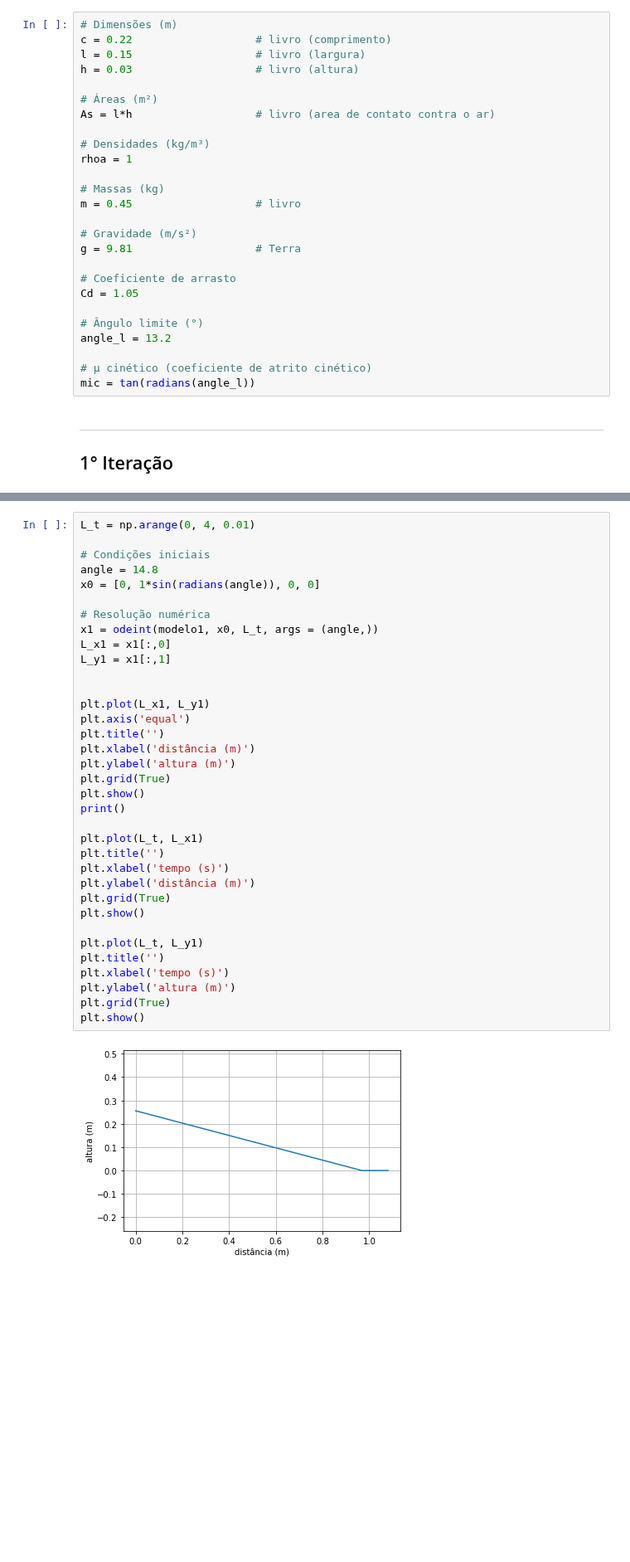
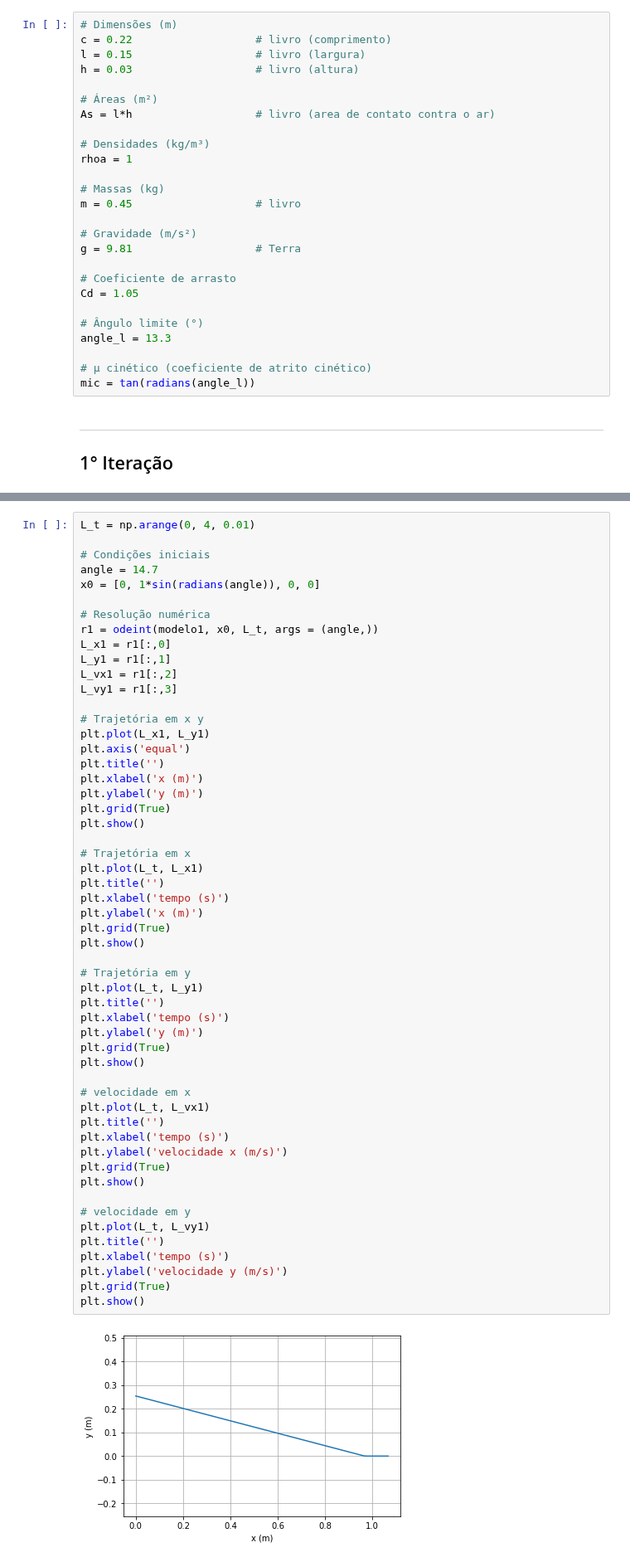
Before and after one commit to pedroivoal/Modsim-P3, a Jupyter notebook: Implementação/modelo.ipynb, the cells around one changed output, grey strips where cells are left out. Shown at 83% size. Cells and saved outputs as stored; diff of their text form; blank space fills up the shorter version.

```diff
--- a/Implementação/modelo.ipynb
+++ b/Implementação/modelo.ipynb
@@ -36,7 +36,7 @@ g = 9.81                   # Terra
 Cd = 1.05
 
 # Ângulo limite (°)
-angle_l = 13.2
+angle_l = 13.3
 
 # μ cinético (coeficiente de atrito cinético)
 mic = tan(radians(angle_l))
@@ -77,37 +78,56 @@ def modelo1 (X, t, angle):
 # %%
 L_t = np.arange(0, 4, 0.01)
 
 # Condições iniciais
-angle = 14.8
+angle = 14.7
 x0 = [0, 1*sin(radians(angle)), 0, 0]
 
 # Resolução numérica
-x1 = odeint(modelo1, x0, L_t, args = (angle,))
-L_x1 = x1[:,0]
-L_y1 = x1[:,1]
+r1 = odeint(modelo1, x0, L_t, args = (angle,))
+L_x1 = r1[:,0]
+L_y1 = r1[:,1]
+L_vx1 = r1[:,2]
+L_vy1 = r1[:,3]
 
-
+# Trajetória em x y
 plt.plot(L_x1, L_y1)
 plt.axis('equal')
 plt.title('')
-plt.xlabel('distância (m)')
-plt.ylabel('altura (m)')
+plt.xlabel('x (m)')
+plt.ylabel('y (m)')
 plt.grid(True)
 plt.show()
-print()
 
+# Trajetória em x
 plt.plot(L_t, L_x1)
 plt.title('')
 plt.xlabel('tempo (s)')
-plt.ylabel('distância (m)')
+plt.ylabel('x (m)')
 plt.grid(True)
 plt.show()
 
+# Trajetória em y
 plt.plot(L_t, L_y1)
 plt.title('')
 plt.xlabel('tempo (s)')
-plt.ylabel('altura (m)')
+plt.ylabel('y (m)')
 plt.grid(True)
 plt.show()
+
+# velocidade em x
+plt.plot(L_t, L_vx1)
+plt.title('')
+plt.xlabel('tempo (s)')
+plt.ylabel('velocidade x (m/s)')
+plt.grid(True)
+plt.show()
+
+# velocidade em y
+plt.plot(L_t, L_vy1)
+plt.title('')
+plt.xlabel('tempo (s)')
+plt.ylabel('velocidade y (m/s)')
+plt.grid(True)
+plt.show()
 # %% [output]
-[figure, old version]
+[figure, new version]
```
Also changed, not shown: parts of 4 cells of this notebook.
